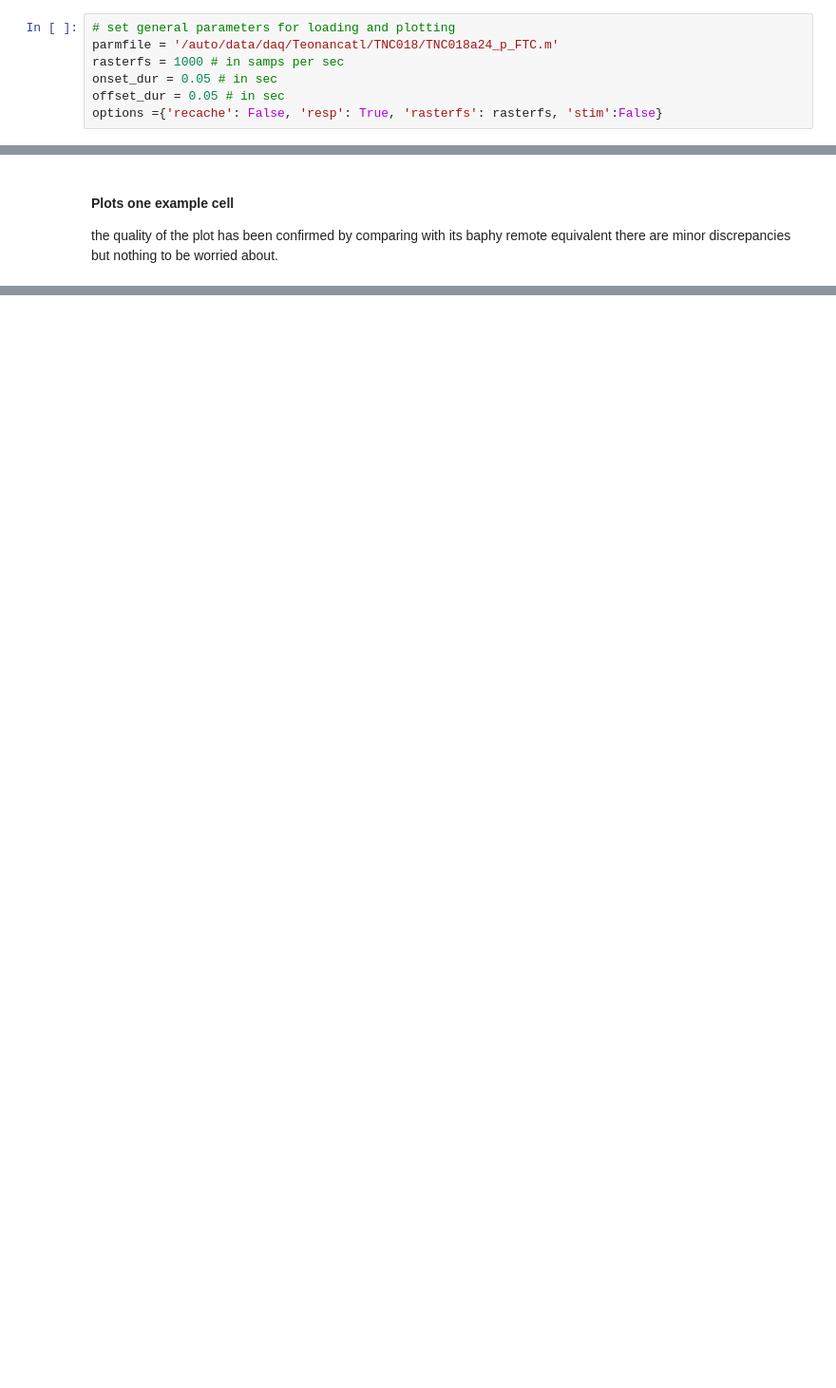
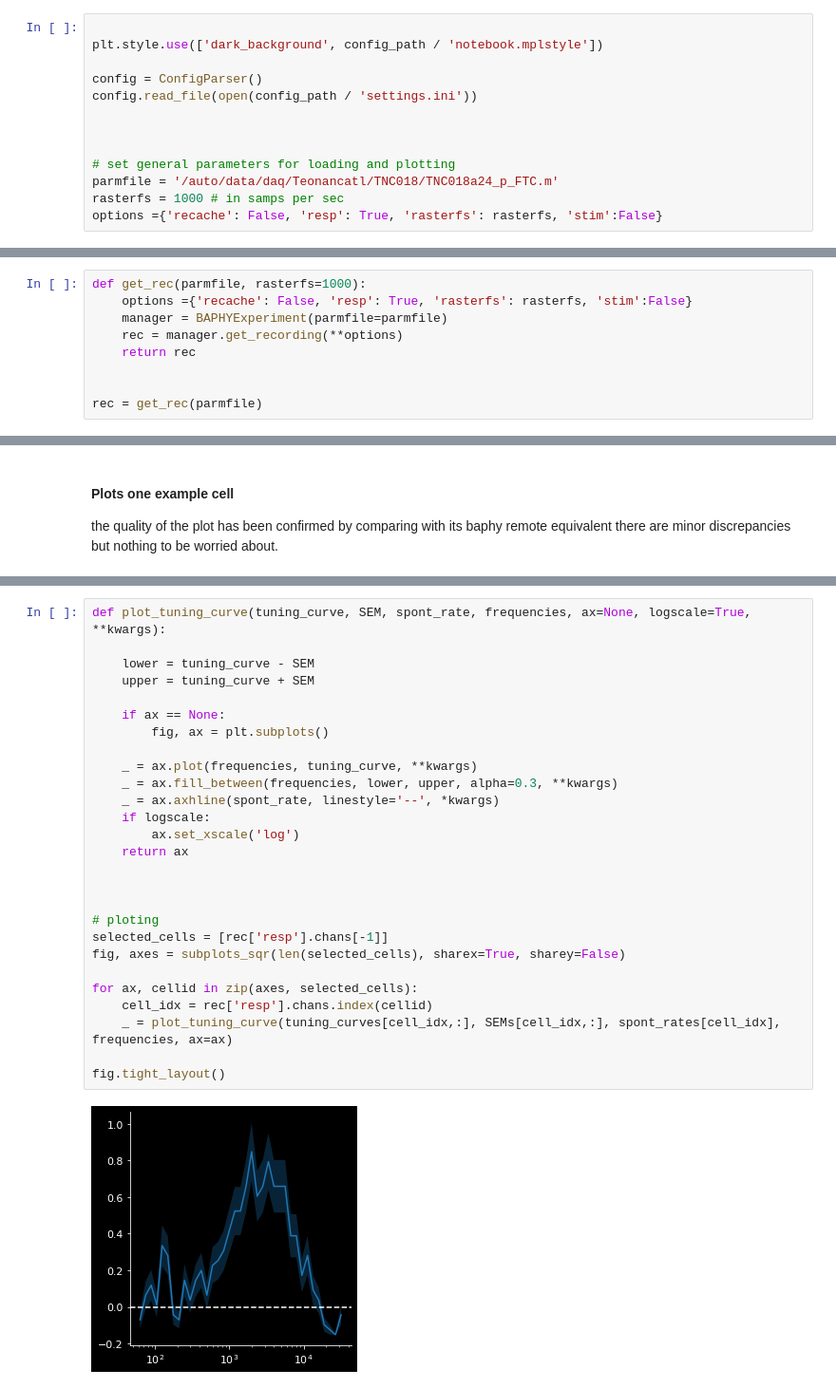
Before and after one commit to Mateo-Lopez-Espejo/context_probe_analysis, a Jupyter notebook: notebooks/211020_optotagged_FTCs.ipynb, the cells around one changed output, grey strips where cells are left out. Shown at 95% size. Saved outputs shown, nothing was run; the diff lists cells and outputs as text; blank space fills up the shorter version.

Commit message:
work done on the FTC tuning analysis notebook

```diff
--- a/notebooks/211020_optotagged_FTCs.ipynb
+++ b/notebooks/211020_optotagged_FTCs.ipynb
@@ -20,9 +32,15 @@ from src.root_path import root_path
 right now form a single file
 to do, load based on DF querries for neruons
 # %%
+
+plt.style.use(['dark_background', config_path / 'notebook.mplstyle'])
+
+config = ConfigParser()
+config.read_file(open(config_path / 'settings.ini'))
+
+
+
 # set general parameters for loading and plotting
 parmfile = '/auto/data/daq/Teonancatl/TNC018/TNC018a24_p_FTC.m'
 rasterfs = 1000 # in samps per sec
-onset_dur = 0.05 # in sec
-offset_dur = 0.05 # in sec
 options ={'recache': False, 'resp': True, 'rasterfs': rasterfs, 'stim':False}
@@ -48,0 +47,9 @@ done
+# %%
+def get_rec(parmfile, rasterfs=1000):
+    options ={'recache': False, 'resp': True, 'rasterfs': rasterfs, 'stim':False}
+    manager = BAPHYExperiment(parmfile=parmfile)
+    rec = manager.get_recording(**options)
+    return rec
+
+
+rec = get_rec(parmfile)
@@ -138,0 +137,29 @@ see if there is any difference between subsets, for now arbitarlily generated
+# %%
+def plot_tuning_curve(tuning_curve, SEM, spont_rate, frequencies, ax=None, logscale=True, **kwargs):
+
+    lower = tuning_curve - SEM
+    upper = tuning_curve + SEM
+
+    if ax == None:
+        fig, ax = plt.subplots()
+
+    _ = ax.plot(frequencies, tuning_curve, **kwargs)
+    _ = ax.fill_between(frequencies, lower, upper, alpha=0.3, **kwargs)
+    _ = ax.axhline(spont_rate, linestyle='--', *kwargs)
+    if logscale:
+        ax.set_xscale('log')
+    return ax
+
+
+
+# ploting
+selected_cells = [rec['resp'].chans[-1]]
+fig, axes = subplots_sqr(len(selected_cells), sharex=True, sharey=False)
+
+for ax, cellid in zip(axes, selected_cells):
+    cell_idx = rec['resp'].chans.index(cellid)
+    _ = plot_tuning_curve(tuning_curves[cell_idx,:], SEMs[cell_idx,:], spont_rates[cell_idx], frequencies, ax=ax)
+
+fig.tight_layout()
+# %% [output]
+[figure, added]
```
Also changed, not shown: parts of 42 cells of this notebook, 1 other file.
